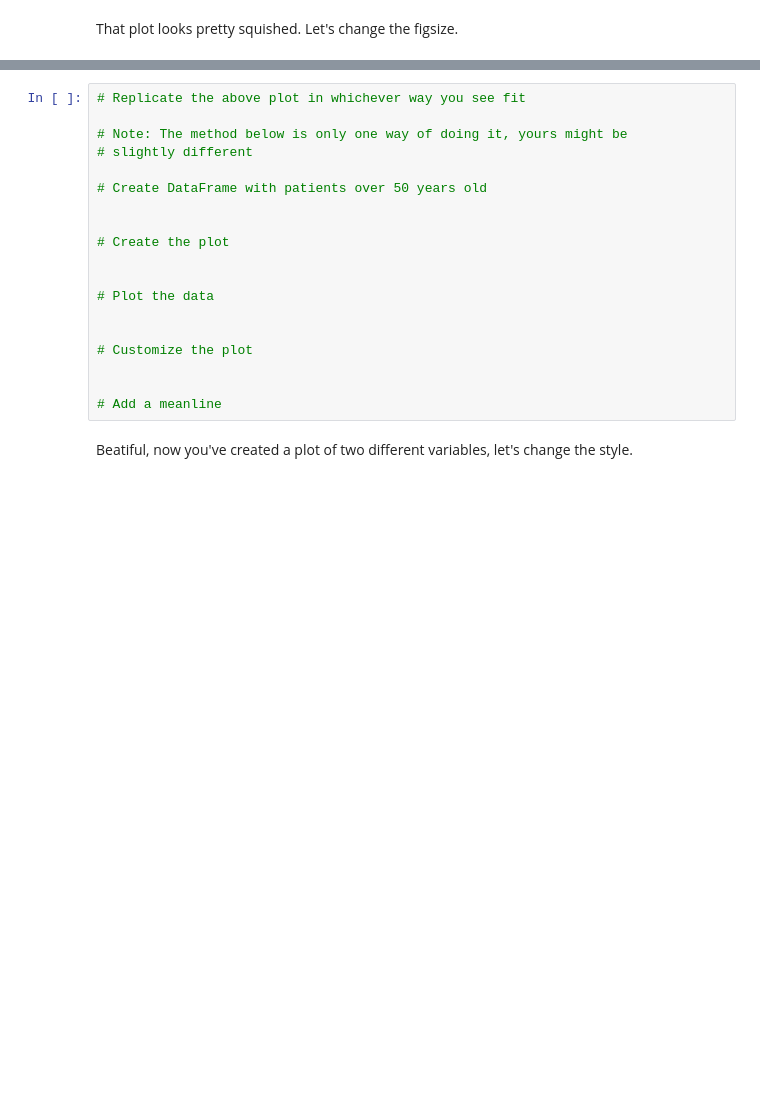
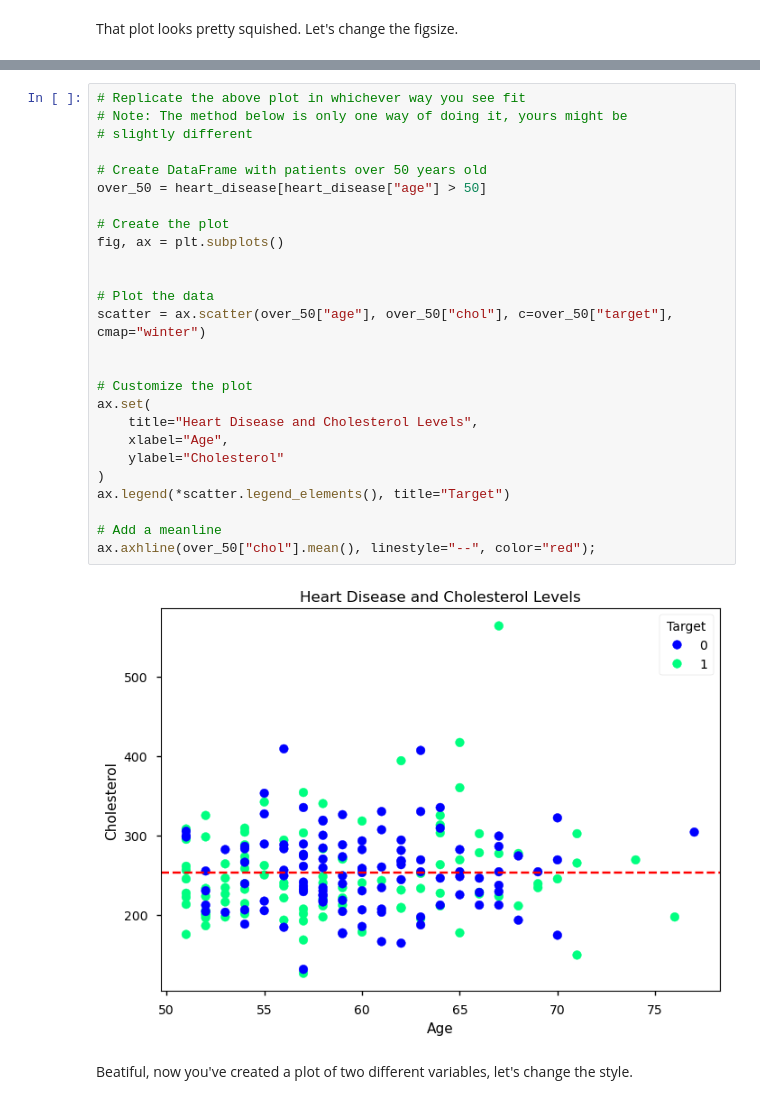
Before and after one commit to AidenHadisi/ml-journey, a Jupyter notebook: 003_matplotlib_exercises.ipynb, the cells around one changed output, grey strips where cells are left out. Drawn from its saved outputs; the diff is of its cells as text; blank space fills up the shorter version.

```diff
--- a/003_matplotlib_exercises.ipynb
+++ b/003_matplotlib_exercises.ipynb
@@ -395,23 +395,32 @@ For this next challenge, we're going to be replicating the following plot:
 <img src="../images/matplotlib-heart-disease-chol-age-plot.png"/>
 # %%
 # Replicate the above plot in whichever way you see fit
-
 # Note: The method below is only one way of doing it, yours might be
 # slightly different
 
 # Create DataFrame with patients over 50 years old
-
+over_50 = heart_disease[heart_disease["age"] > 50]
 
 # Create the plot
+fig, ax = plt.subplots()
 
 
 # Plot the data
+scatter = ax.scatter(over_50["age"], over_50["chol"], c=over_50["target"], cmap="winter")
 
 
 # Customize the plot
-
+ax.set(
+    title="Heart Disease and Cholesterol Levels",
+    xlabel="Age",
+    ylabel="Cholesterol"
+)
+ax.legend(*scatter.legend_elements(), title="Target")
 
 # Add a meanline
+ax.axhline(over_50["chol"].mean(), linestyle="--", color="red");
+# %% [output]
+[figure, added]
 # %% [markdown]
 Beatiful, now you've created a plot of two different variables, let's change the style.
 # %%
```
Also changed, not shown: parts of 13 cells of this notebook, 3 other files.
